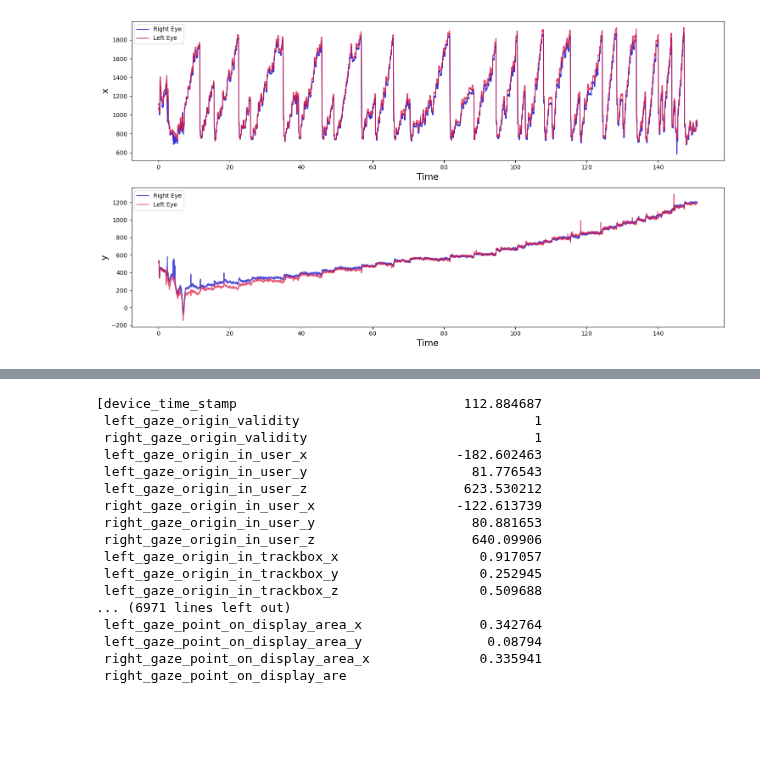
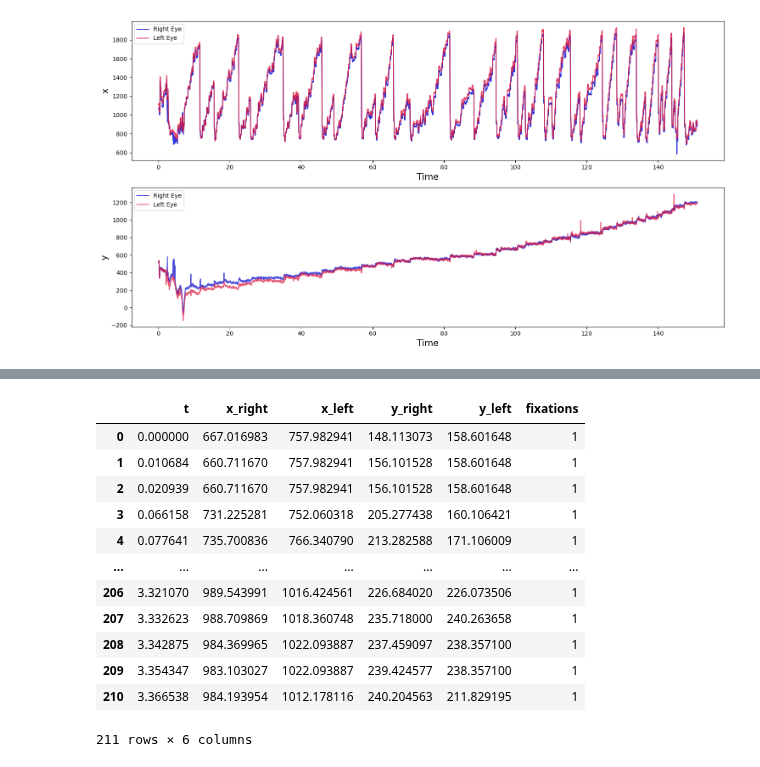
Before and after one commit to slayervictor/Fagpakkeprojekt-Eyes-Modelling, a Jupyter notebook: eye_tracking_expiriment/data_extraction.ipynb, the cells around one changed output, grey strips where cells are left out. Drawn from its saved outputs; the diff is of its cells as text; code cells hidden in the pictures; blank space fills up the shorter version.

```diff
--- a/eye_tracking_expiriment/data_extraction.ipynb
+++ b/eye_tracking_expiriment/data_extraction.ipynb
@@ -149,0 +195,20 @@ KeyboardInterrupt:
+# %%
+skim_data = []
+for i in range(len(skimming_parts)):
+    part = i
+    left_x = skimming_parts[part]['left_gaze_point_on_display_area_x']*2560
+    left_y = skimming_parts[part]['left_gaze_point_on_display_area_y']*1440
+    right_x = skimming_parts[part]['right_gaze_point_on_display_area_x']*2560
+    right_y = skimming_parts[part]['right_gaze_point_on_display_area_y']*1440
+    t = skimming_parts[part]['device_time_stamp']
+    round = pd.DataFrame({'t': t, 'x_right': right_x, 'x_left': left_x, 'y_right': right_y, 'y_left': left_y}).dropna()
+
+    t = round['t']
+    x = round['x_right']
+    y = round['y_right']
+
+    classifier = IHMM(t, x, y, threshold=1000, n_iter = 19)
+    classifier.process()
+    fix = pd.DataFrame(classifier.fixations, columns=['fixations'])
+    round = skimming_parts.merge(fix, left_index=True, right_index=True)
+    skim_data.append(round)
@@ -150,20 +233,16 @@ KeyboardInterrupt:
 # %%
-skimming_parts[0]
+skim_data[0]
 # %% [output]
+|  | t | x_right | x_left | y_right | y_left | fixations |
+| 0 | 0.000000 | 667.016983 | 757.982941 | 148.113073 | 158.601648 | 1 |
+| 1 | 0.010684 | 660.711670 | 757.982941 | 156.101528 | 158.601648 | 1 |
+| 2 | 0.020939 | 660.711670 | 757.982941 | 156.101528 | 158.601648 | 1 |
+| 3 | 0.066158 | 731.225281 | 752.060318 | 205.277438 | 160.106421 | 1 |
+| 4 | 0.077641 | 735.700836 | 766.340790 | 213.282588 | 171.106009 | 1 |
+| ... | ... | ... | ... | ... | ... | ... |
+| 206 | 3.321070 | 989.543991 | 1016.424561 | 226.684020 | 226.073506 | 1 |
+| 207 | 3.332623 | 988.709869 | 1018.360748 | 235.718000 | 240.263658 | 1 |
+| 208 | 3.342875 | 984.369965 | 1022.093887 | 237.459097 | 238.357100 | 1 |
+| 209 | 3.354347 | 983.103027 | 1022.093887 | 239.424577 | 238.357100 | 1 |
+| 210 | 3.366538 | 984.193954 | 1012.178116 | 240.204563 | 211.829195 | 1 |
-[device_time_stamp                             112.884687
- left_gaze_origin_validity                              1
- right_gaze_origin_validity                             1
- left_gaze_origin_in_user_x                   -182.602463
- left_gaze_origin_in_user_y                     81.776543
- left_gaze_origin_in_user_z                    623.530212
- right_gaze_origin_in_user_x                  -122.613739
- right_gaze_origin_in_user_y                    80.881653
- right_gaze_origin_in_user_z                    640.09906
- left_gaze_origin_in_trackbox_x                  0.917057
- left_gaze_origin_in_trackbox_y                  0.252945
- left_gaze_origin_in_trackbox_z                  0.509688
-... (6971 lines left out)
- left_gaze_point_on_display_area_x               0.342764
- left_gaze_point_on_display_area_y                0.08794
- right_gaze_point_on_display_area_x              0.335941
- right_gaze_point_on_display_are
+211 rows × 6 columns
```
Also changed, not shown: parts of 11 cells of this notebook, 10 other files.
